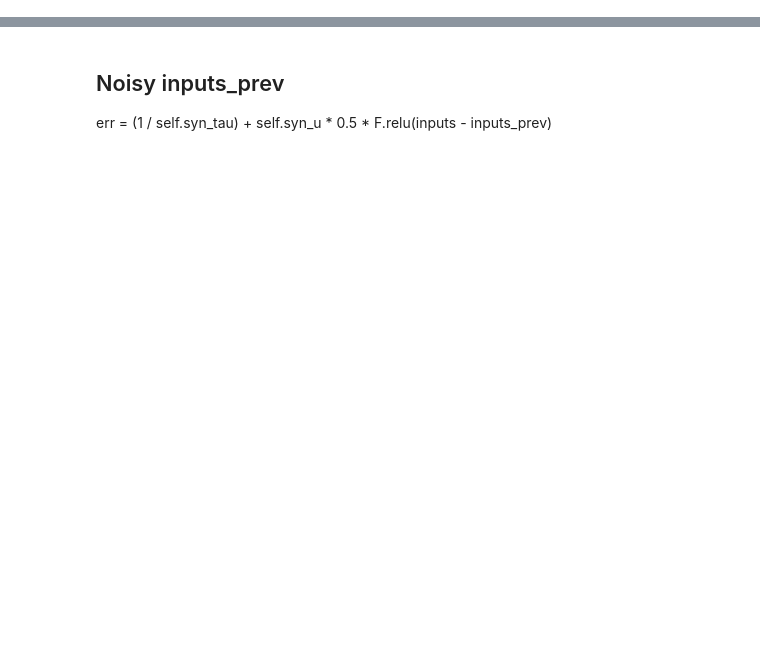
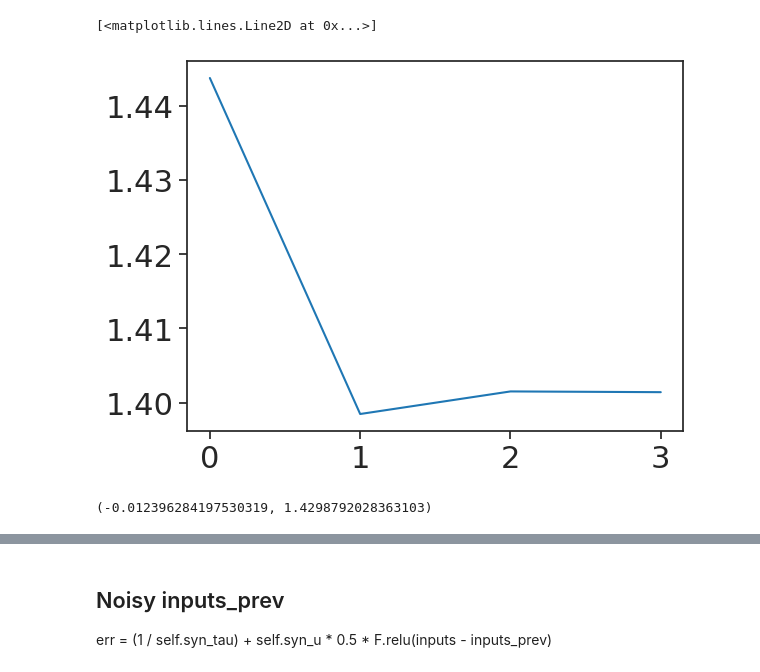
Before and after one commit to FishAres/STSPNet, a Jupyter notebook: notebooks/test.ipynb, the cells around one changed output, grey strips where cells are left out. Saved outputs shown, nothing was run; the diff lists cells and outputs as text; code cells hidden in the pictures; blank space fills up the shorter version.

```diff
--- a/notebooks/test.ipynb
+++ b/notebooks/test.ipynb
@@ -27,0 +30,6 @@ plot_model_tings(result_path)
+# %%
+model_data, pref_image = get_acts(result_path)
+go_trial = get_go_trials(model_data, pref_image)
+# %% [output]
+[<matplotlib.lines.Line2D at 0x...>]
+[figure, added]
@@ -28,3 +40,7 @@ plot_model_tings(result_path)
+# %%
+g, b
+# %% [output]
+(-0.012396284197530319, 1.4298792028363103)
 # %%
 result_path = "RESULT/STPENet/STPENet_A_2.pkl"
 plot_model_tings(result_path)
```
Also changed, not shown: parts of 11 cells of this notebook, 15 other files.
